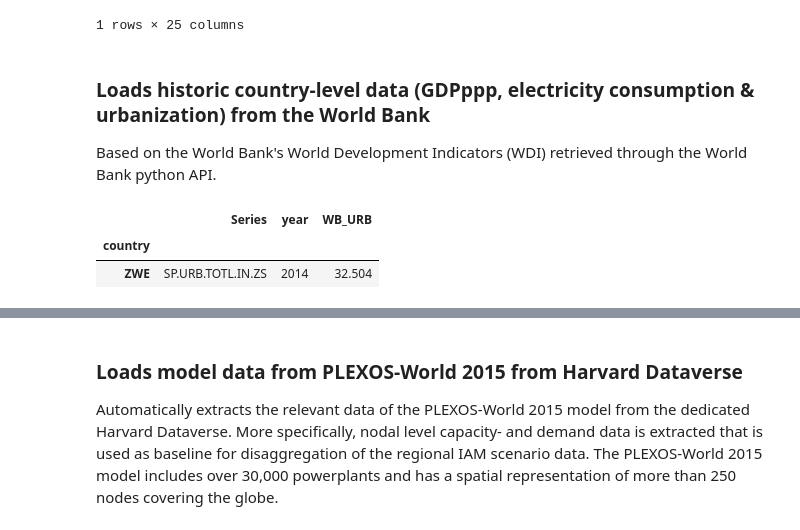
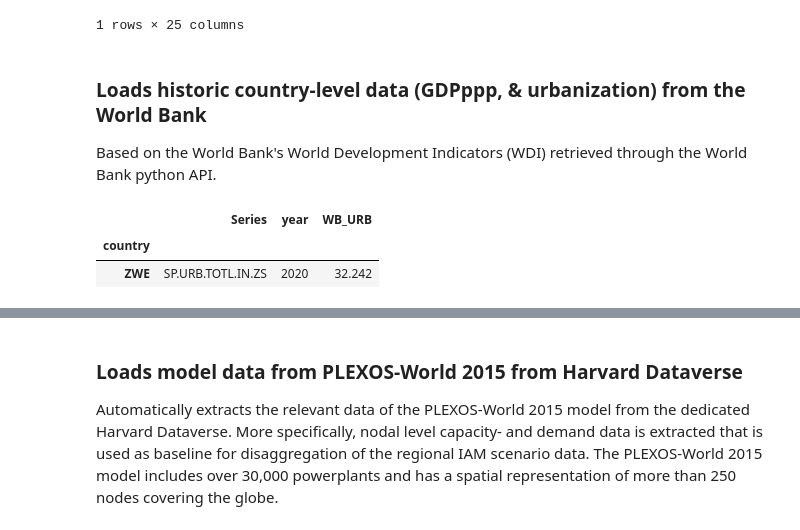
Before and after one commit to iiasa/IAM-powersystemmodel-linkage, a Jupyter notebook: IAMs - Power System Model Soft-Link.ipynb, the cells around one changed output, grey strips where cells are left out. Drawn from its saved outputs; the diff is of its cells as text; code cells hidden in the pictures.

```diff
--- a/IAMs - Power System Model Soft-Link.ipynb
+++ b/IAMs - Power System Model Soft-Link.ipynb
@@ -260,26 +260,21 @@ import_GDPppp_SSP.head(1)
 | 0 | OECD Env-Growth | SSP1 | ABW | GDP|PPP | billion US$2005/yr | 0.151 | 0.205 | 0.266 | 0.357 | 0.492 | ... | ... |
 1 rows × 25 columns
 # %% [markdown]
-### Loads historic country-level data (GDPppp, electricity consumption & urbanization) from the World Bank
+### Loads historic country-level data (GDPppp, & urbanization) from the World Bank
 Based on the World Bank's World Development Indicators (WDI) retrieved through the World Bank python API.
 # %%
 #Extracts historical GDP|PPP per capita from the World Bank API
-import_country_GDP_WB = pd.DataFrame(wb.get_series('NY.GDP.PCAP.PP.KD', date = '1980:2014' , id_or_value = 'id')
+import_country_GDP_WB = pd.DataFrame(wb.get_series('NY.GDP.PCAP.PP.KD', date = '1985:2020' , id_or_value = 'id')
                                     ).reset_index().rename(columns = {'NY.GDP.PCAP.PP.KD' : 'WB_GDPppp' , 'Country' :
                                                                       'country' , 'Year' : 'year'}).set_index('country')
 
-#Extracts electricity consumption per capita in kWh from the World Bank API. Data available for up till 2014
-import_country_CON_WB = pd.DataFrame(wb.get_series('EG.USE.ELEC.KH.PC', date = '1980:2014' , id_or_value = 'id')
-                                    ).reset_index().rename(columns = {'EG.USE.ELEC.KH.PC' : 'WB_CON' , 'Country' :
-                                                                      'country' , 'Year' : 'year'}).set_index('country')
-
 #Extracts Urban population (% of total population) from the World Bank API.
-import_country_URB_WB = pd.DataFrame(wb.get_series('SP.URB.TOTL.IN.ZS', date = '1980:2014' , id_or_value = 'id')
+import_country_URB_WB = pd.DataFrame(wb.get_series('SP.URB.TOTL.IN.ZS', date = '1985:2020' , id_or_value = 'id')
                                     ).reset_index().rename(columns = {'SP.URB.TOTL.IN.ZS' : 'WB_URB' , 'Country' :
                                                                       'country' , 'Year' : 'year'}).set_index('country')
 
 import_country_URB_WB.tail(1)
 # %% [output]
 |  | Series | year | WB_URB |
 | country |  |  |  |
-| ZWE | SP.URB.TOTL.IN.ZS | 2014 | 32.504 |
+| ZWE | SP.URB.TOTL.IN.ZS | 2020 | 32.242 |
```
Also changed, not shown: parts of 18 cells of this notebook, 2 other files.
